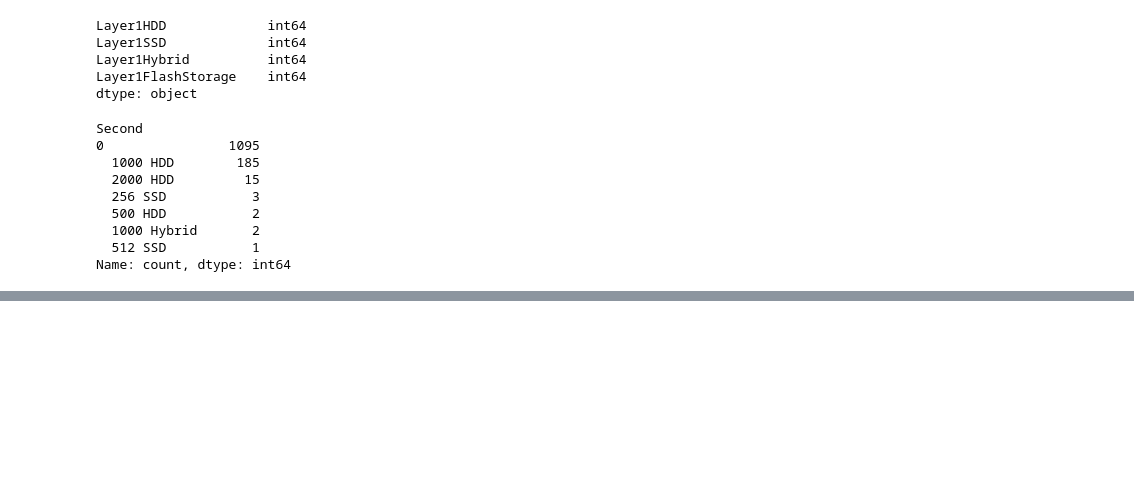
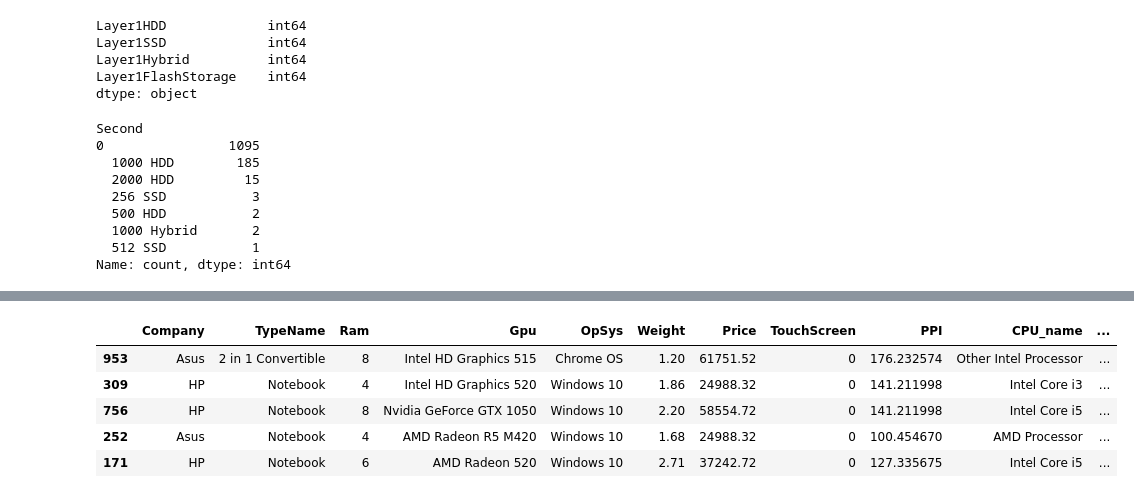
Before and after one commit to KabiraKabira7/laptop-price-predictor-ml-project, a Jupyter notebook: laptop_price_predictor.ipynb, the cells around one changed output, grey strips where cells are left out. Cells and saved outputs as stored; diff of their text form; code cells hidden in the pictures; blank space fills up the shorter version.

```diff
--- a/laptop_price_predictor.ipynb
+++ b/laptop_price_predictor.ipynb
@@ -860,0 +870,10 @@ Name: count, dtype: int64
+# %%
+df.drop(columns=['Memory'],inplace=True)
+df.sample(5)
+# %% [output]
+|  | Company | TypeName | Ram | Gpu | OpSys | Weight | Price | TouchScreen | PPI | CPU_name | ... |
+| 953 | Asus | 2 in 1 Convertible | 8 | Intel HD Graphics 515 | Chrome OS | 1.20 | 61751.52 | 0 | 176.232574 | Other Intel Processor | ... |
+| 309 | HP | Notebook | 4 | Intel HD Graphics 520 | Windows 10 | 1.86 | 24988.32 | 0 | 141.211998 | Intel Core i3 | ... |
+| 756 | HP | Notebook | 8 | Nvidia GeForce GTX 1050 | Windows 10 | 2.20 | 58554.72 | 0 | 141.211998 | Intel Core i5 | ... |
+| 252 | Asus | Notebook | 4 | AMD Radeon R5 M420 | Windows 10 | 1.68 | 24988.32 | 0 | 100.454670 | AMD Processor | ... |
+| 171 | HP | Notebook | 6 | AMD Radeon 520 | Windows 10 | 2.71 | 37242.72 | 0 | 127.335675 | Intel Core i5 | ... |
```
Also changed, not shown: parts of 1 cell of this notebook.
